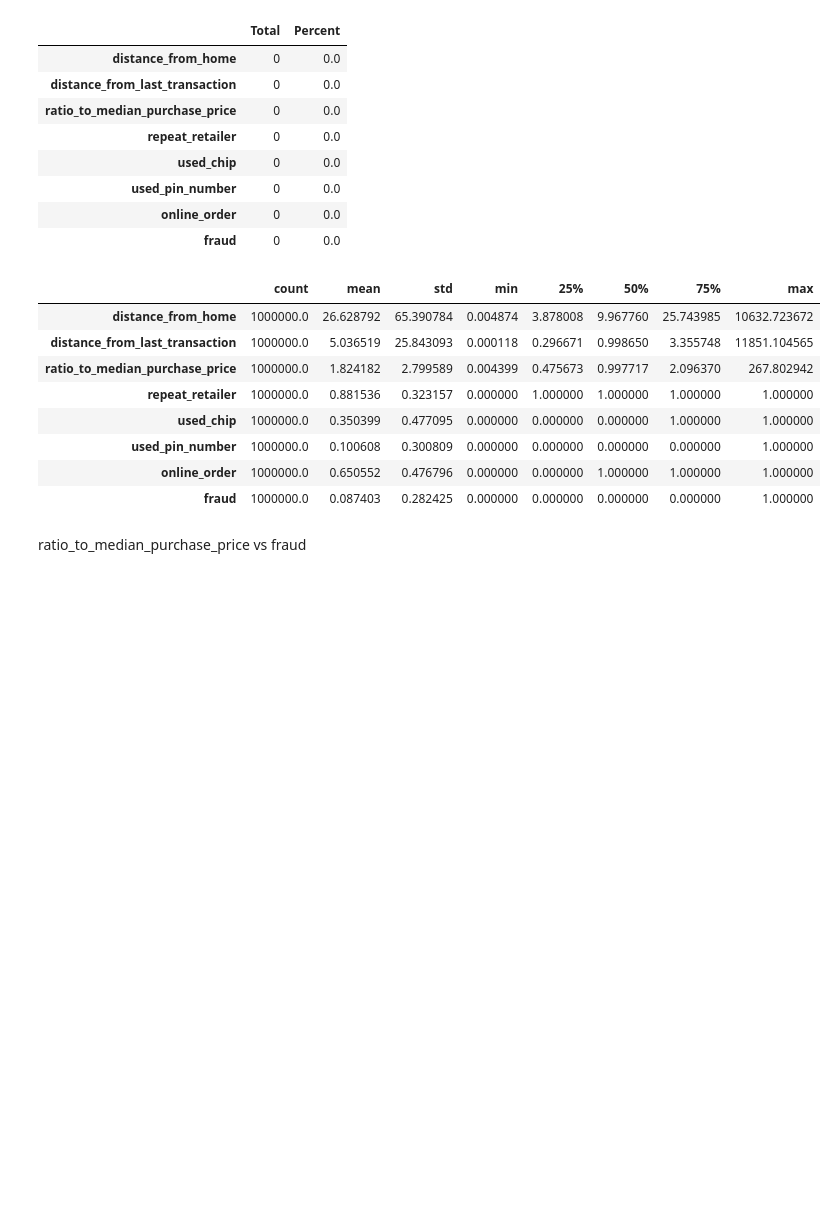
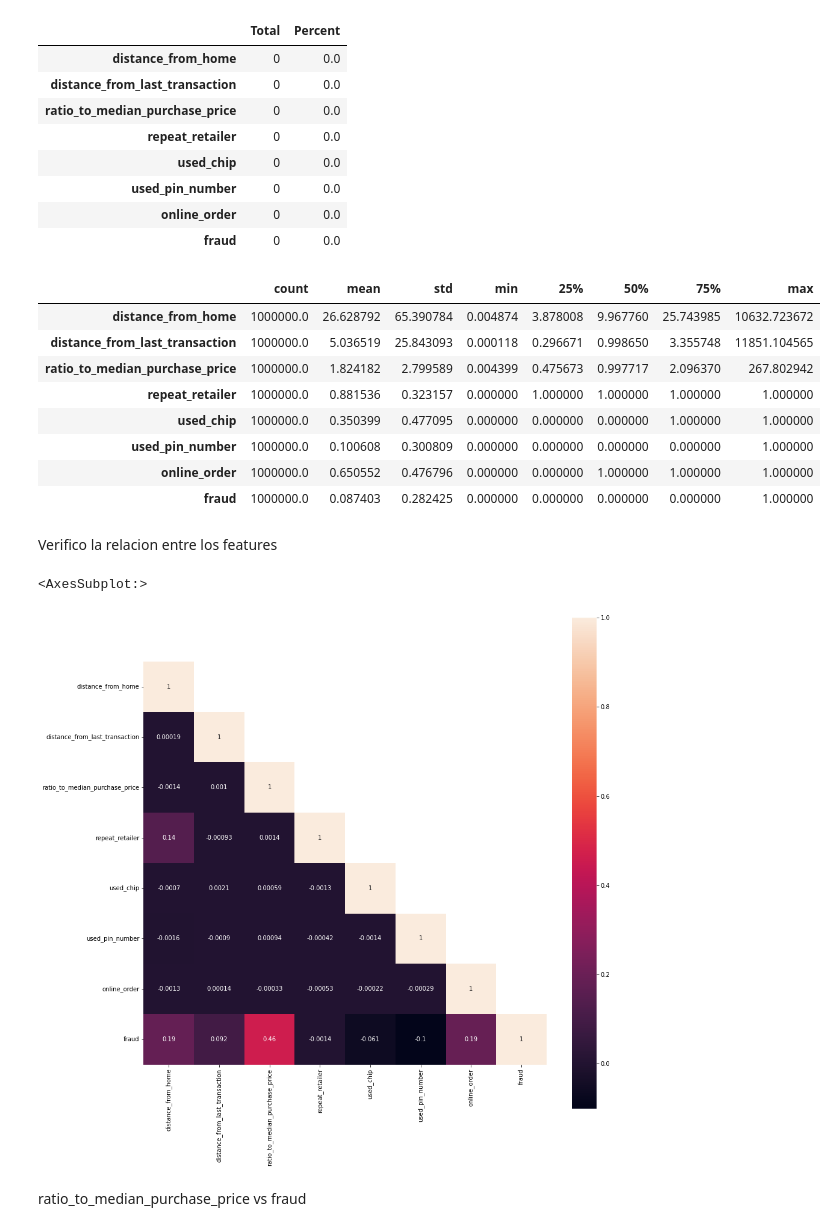
Before and after one commit to cecilia2988/Fraude-en-TC, a Jupyter notebook: EDA_TC.ipynb, the cells around one changed output. Drawn from its saved outputs; the diff is of its cells as text; code cells hidden in the pictures; blank space fills up the shorter version.

```diff
--- a/EDA_TC.ipynb
+++ b/EDA_TC.ipynb
@@ -82,6 +117,18 @@ tc_data.describe().T
 | used_pin_number | 1000000.0 | 0.100608 | 0.300809 | 0.000000 | 0.000000 | 0.000000 | 0.000000 | 1.000000 |
 | online_order | 1000000.0 | 0.650552 | 0.476796 | 0.000000 | 0.000000 | 1.000000 | 1.000000 | 1.000000 |
 | fraud | 1000000.0 | 0.087403 | 0.282425 | 0.000000 | 0.000000 | 0.000000 | 0.000000 | 1.000000 |
+# %% [markdown]
+Verifico la relacion entre los features
+# %%
+cor_mat= tc_data.corr()
+mask = np.array(cor_mat)
+mask[np.tril_indices_from(mask)] = False
+fig=plt.gcf()
+fig.set_size_inches(15,15)
+sns.heatmap(data=cor_mat,mask=mask,square=True,annot=True,cbar=True)
+# %% [output]
+<AxesSubplot:>
+[figure, added]
 # %% [markdown]
 ratio_to_median_purchase_price vs fraud
 # %%
```
Also changed, not shown: parts of 31 cells of this notebook, 4 other files.
